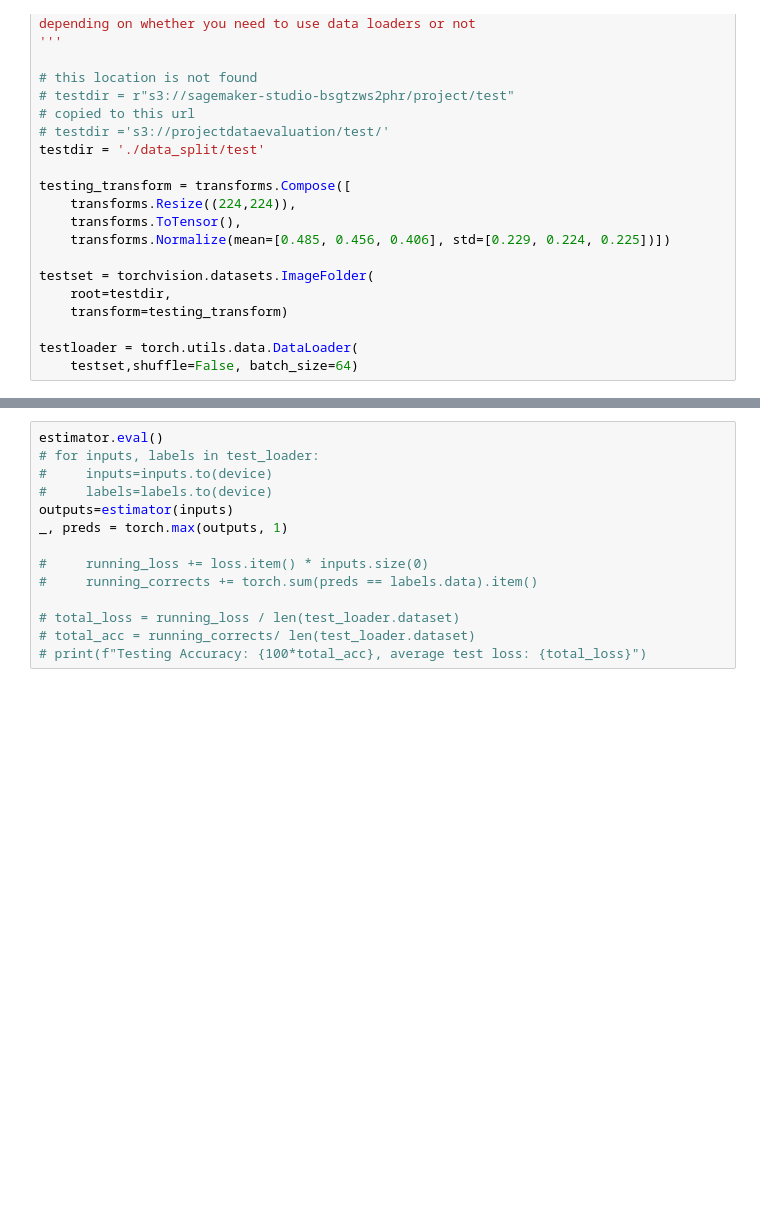
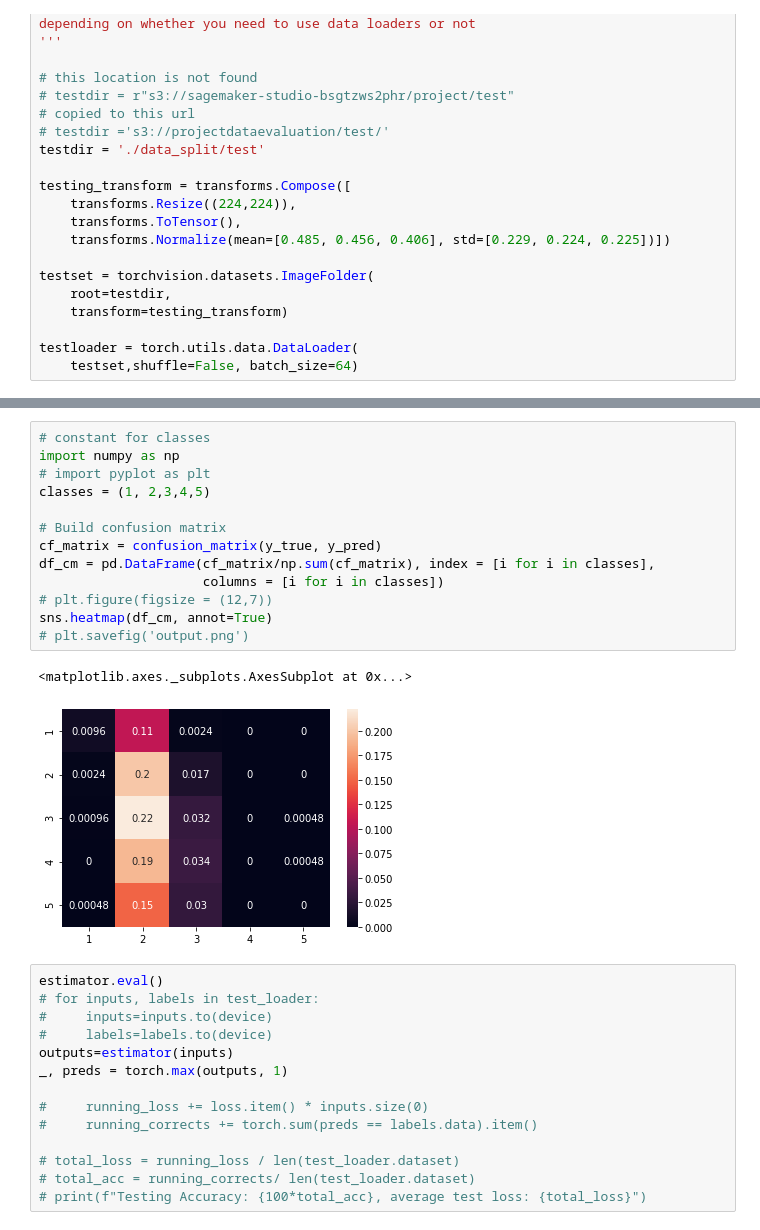
Before and after one commit to fatima1002/aws-capstone-dl, a Jupyter notebook: starter/sagemaker.ipynb, the cells around one changed output, grey strips where cells are left out. Saved outputs shown, nothing was run; the diff lists cells and outputs as text; blank space fills up the shorter version.

```diff
--- a/starter/sagemaker.ipynb
+++ b/starter/sagemaker.ipynb
@@ -378,3 +644,19 @@ testloader = torch.utils.data.DataLoader(
+# %%
+# constant for classes
+import numpy as np
+# import pyplot as plt
+classes = (1, 2,3,4,5)
+
+# Build confusion matrix
+cf_matrix = confusion_matrix(y_true, y_pred)
+df_cm = pd.DataFrame(cf_matrix/np.sum(cf_matrix), index = [i for i in classes],
+                     columns = [i for i in classes])
+# plt.figure(figsize = (12,7))
+sns.heatmap(df_cm, annot=True)
+# plt.savefig('output.png')
+# %% [output]
+<matplotlib.axes._subplots.AxesSubplot at 0x...>
+[figure, added]
 # %%
 estimator.eval()
 # for inputs, labels in test_loader:
```
Also changed, not shown: parts of 24 cells of this notebook, 3 other files.
